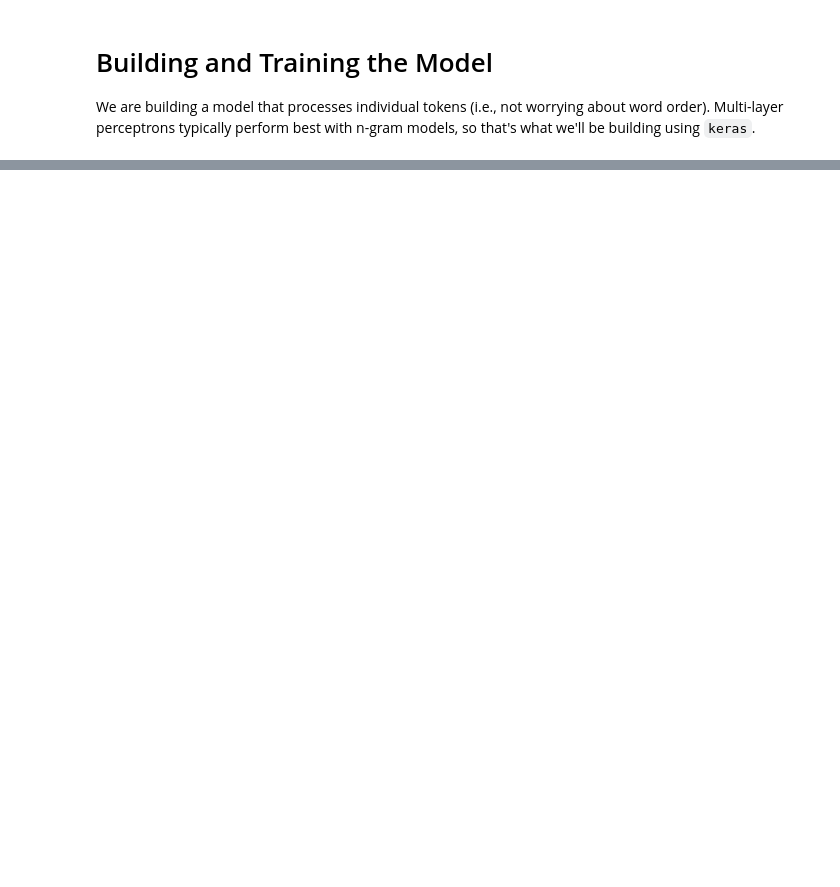
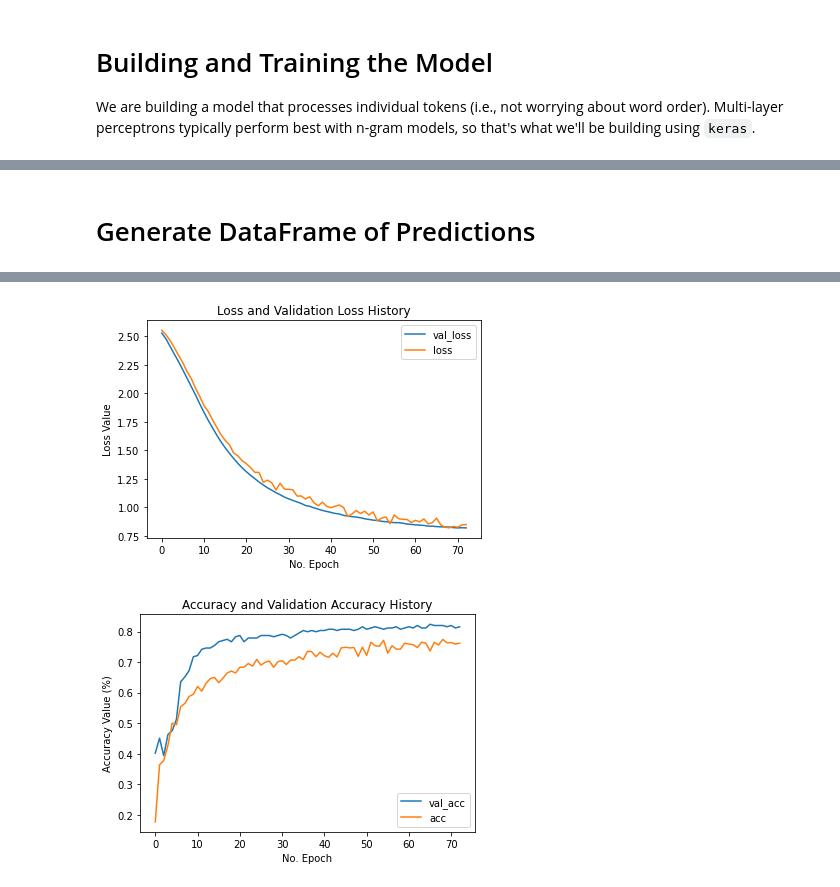
Before and after one commit to camille-004/text-classification, a Jupyter notebook: flair_prediction_2.ipynb, the cells around one changed output, grey strips where cells are left out. Drawn from its saved outputs; the diff is of its cells as text; code cells hidden in the pictures; blank space fills up the shorter version.

Commit message:
predictions generated

```diff
--- a/flair_prediction_2.ipynb
+++ b/flair_prediction_2.ipynb
@@ -216,4 +277,0 @@ X.shape
-# %%
-X_train, X_test, y_train, y_test = train_test_split(
-    X, data['n_flair'], test_size=0.33, random_state=42)
-model_data = (X_train, y_train), (X_test, y_test)
@@ -221,7 +302,7 @@ model_data = (X_train, y_train), (X_test, y_test)
 # Building and Training the Model
 We are building a model that processes individual tokens (i.e., not worrying about word order). Multi-layer perceptrons typically perform best with n-gram models, so that's what we'll be building using `keras`.
 # %%
-def build_model(n_layers, units, dropout_rate, input_shape, n_classes):
+def build_model(n_layers, units, dropout_rate, reg_factor, input_shape, n_classes):
     """Builds n-gram model
 
     Parameters
@@ -245,7 +326,7 @@ def build_model(n_layers, units, dropout_rate, input_shape, n_classes):
     model.add(Dropout(rate=dropout_rate, input_shape=input_shape))
 
     for _ in range(n_layers - 1):
-        model.add(Dense(units=units, activation='relu'))
+        model.add(Dense(units=units, activation='relu', kernel_regularizer=l2(reg_factor)))
         model.add(Dropout(rate=dropout_rate))
 
     model.add(Dense(n_classes, 'softmax'))
@@ -257,7 +338,9 @@ def train_model(data,
                 batch_size=32,
                 n_layers=2,
                 units=64,
-                dropout_rate=0.2):
+                dropout_rate=0.3,
+                reg_factor=1e-5,
+                print_history=True):
     """Trains n-gram model
 
     Parameters
@@ -278,13 +361,14 @@ def train_model(data,
         Percentage of input to drop at Dropout layers
     """
     (text_train, labels_train), (text_test, labels_test) = data
-    n_classes = len(list(set(labels_train.append(labels_test))))
+    n_classes = 13
 
     # Create model instance
     model = build_model(
         n_layers=n_layers,
         units=units,
         dropout_rate=dropout_rate,
+        reg_factor=reg_factor,
         input_shape=text_train.shape[1:],
         n_classes=n_classes
     )
@@ -297,6 +381,11 @@ def train_model(data,
     callbacks = [tf.keras.callbacks.EarlyStopping(
         monitor='val_loss', patience=2)]
 
+    if print_history == True:
+        VERBOSE = 2
+    else:
+        VERBOSE = 0
+
     # Train and validate
     history = model.fit(
         text_train,
@@ -304,13 +393,33 @@ def train_model(data,
         epochs=epochs,
         callbacks=callbacks,
         validation_data=(text_test, labels_test),
-        verbose=2,
+        verbose=VERBOSE,
         batch_size=batch_size
     )
 
     history = history.history
     print('Validation accuracy: {acc}, loss: {loss}'.format(
             acc=history['val_acc'][-1], loss=history['val_loss'][-1]))
+
+    # Plot history: Loss
+    plt.plot(history['val_loss'], label='val_loss')
+    plt.plot(history['loss'], label='loss')
+    plt.title('Loss and Validation Loss History')
+    plt.ylabel('Loss Value')
+    plt.xlabel('No. Epoch')
+    plt.legend()
+    plt.show()
+
+    # Plot history: Accuracy
+    plt.plot(history['val_acc'], label='val_acc')
+    plt.plot(history['acc'], label='acc')
+    plt.title('Accuracy and Validation Accuracy History')
+    plt.ylabel('Accuracy Value (%)')
+    plt.xlabel('No. Epoch')
+    plt.legend()
+    plt.show()
+
+    return model
 # %%
 train_model(model_data)
 # %% [output]
@@ -333,0 +557,6 @@ Validation accuracy: 0.7089552283287048, loss: 1.0992274284362793
+# %% [markdown]
+# Generate DataFrame of Predictions
+# %%
+model = train_model(model_data, print_history=False)
+prediction = model.predict(X_test)
+# %% [output]
@@ -333,0 +564,2 @@ Validation accuracy: 0.7089552283287048, loss: 1.0992274284362793
+[figure, added]
+[figure, added]
```
Also changed, not shown: parts of 23 cells of this notebook.
